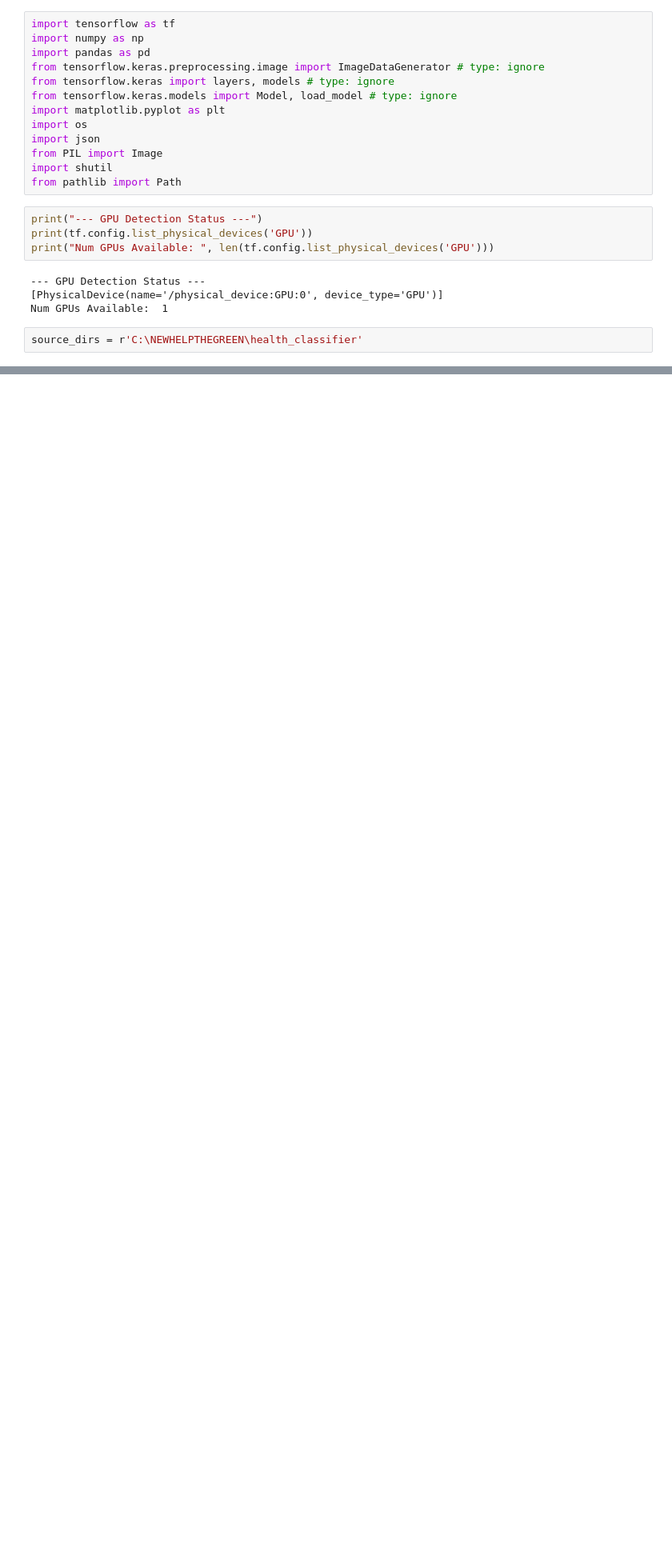
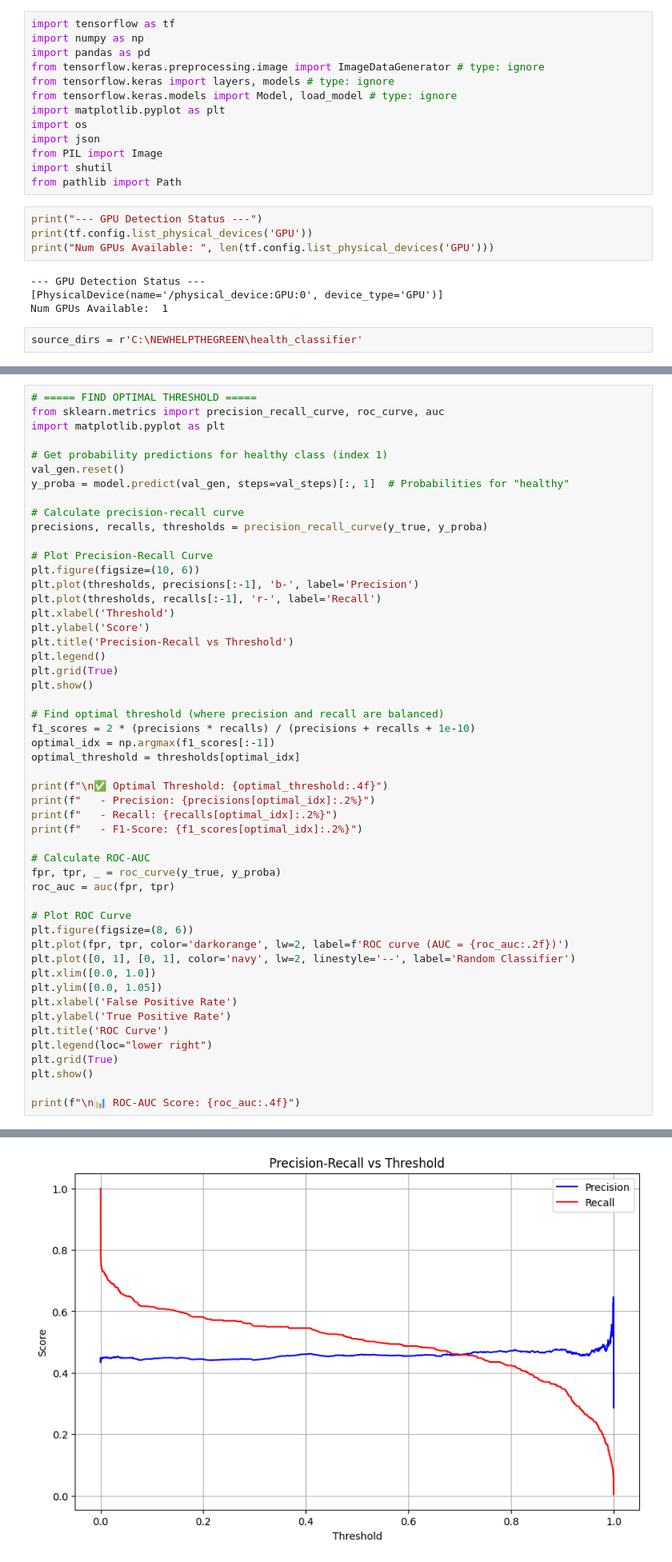
Before and after one commit to TitashMajumder/FYP, a Jupyter notebook: plantDiseaseDetection.ipynb, the cells around one changed output, grey strips where cells are left out. Shown: that part at 80% size. Saved outputs shown, nothing was run; the diff lists cells and outputs as text; blank space fills up the shorter version.

```diff
--- a/plantDiseaseDetection.ipynb
+++ b/plantDiseaseDetection.ipynb
@@ -339,0 +329,52 @@ healthy: 27.03%
+# %%
+# ===== FIND OPTIMAL THRESHOLD =====
+from sklearn.metrics import precision_recall_curve, roc_curve, auc
+import matplotlib.pyplot as plt
+
+# Get probability predictions for healthy class (index 1)
+val_gen.reset()
+y_proba = model.predict(val_gen, steps=val_steps)[:, 1]  # Probabilities for "healthy"
+
+# Calculate precision-recall curve
+precisions, recalls, thresholds = precision_recall_curve(y_true, y_proba)
+
+# Plot Precision-Recall Curve
+plt.figure(figsize=(10, 6))
+plt.plot(thresholds, precisions[:-1], 'b-', label='Precision')
+plt.plot(thresholds, recalls[:-1], 'r-', label='Recall')
+plt.xlabel('Threshold')
+plt.ylabel('Score')
+plt.title('Precision-Recall vs Threshold')
+plt.legend()
+plt.grid(True)
+plt.show()
+
+# Find optimal threshold (where precision and recall are balanced)
+f1_scores = 2 * (precisions * recalls) / (precisions + recalls + 1e-10)
+optimal_idx = np.argmax(f1_scores[:-1])
+optimal_threshold = thresholds[optimal_idx]
+
+print(f"\n✅ Optimal Threshold: {optimal_threshold:.4f}")
+print(f"   - Precision: {precisions[optimal_idx]:.2%}")
+print(f"   - Recall: {recalls[optimal_idx]:.2%}")
+print(f"   - F1-Score: {f1_scores[optimal_idx]:.2%}")
+
+# Calculate ROC-AUC
+fpr, tpr, _ = roc_curve(y_true, y_proba)
+roc_auc = auc(fpr, tpr)
+
+# Plot ROC Curve
+plt.figure(figsize=(8, 6))
+plt.plot(fpr, tpr, color='darkorange', lw=2, label=f'ROC curve (AUC = {roc_auc:.2f})')
+plt.plot([0, 1], [0, 1], color='navy', lw=2, linestyle='--', label='Random Classifier')
+plt.xlim([0.0, 1.0])
+plt.ylim([0.0, 1.05])
+plt.xlabel('False Positive Rate')
+plt.ylabel('True Positive Rate')
+plt.title('ROC Curve')
+plt.legend(loc="lower right")
+plt.grid(True)
+plt.show()
+
+print(f"\n📊 ROC-AUC Score: {roc_auc:.4f}")
+# %% [output]
@@ -339,0 +382 @@ healthy: 27.03%
+[figure, added]
```
Also changed, not shown: parts of 9 cells of this notebook, 5 other files.
